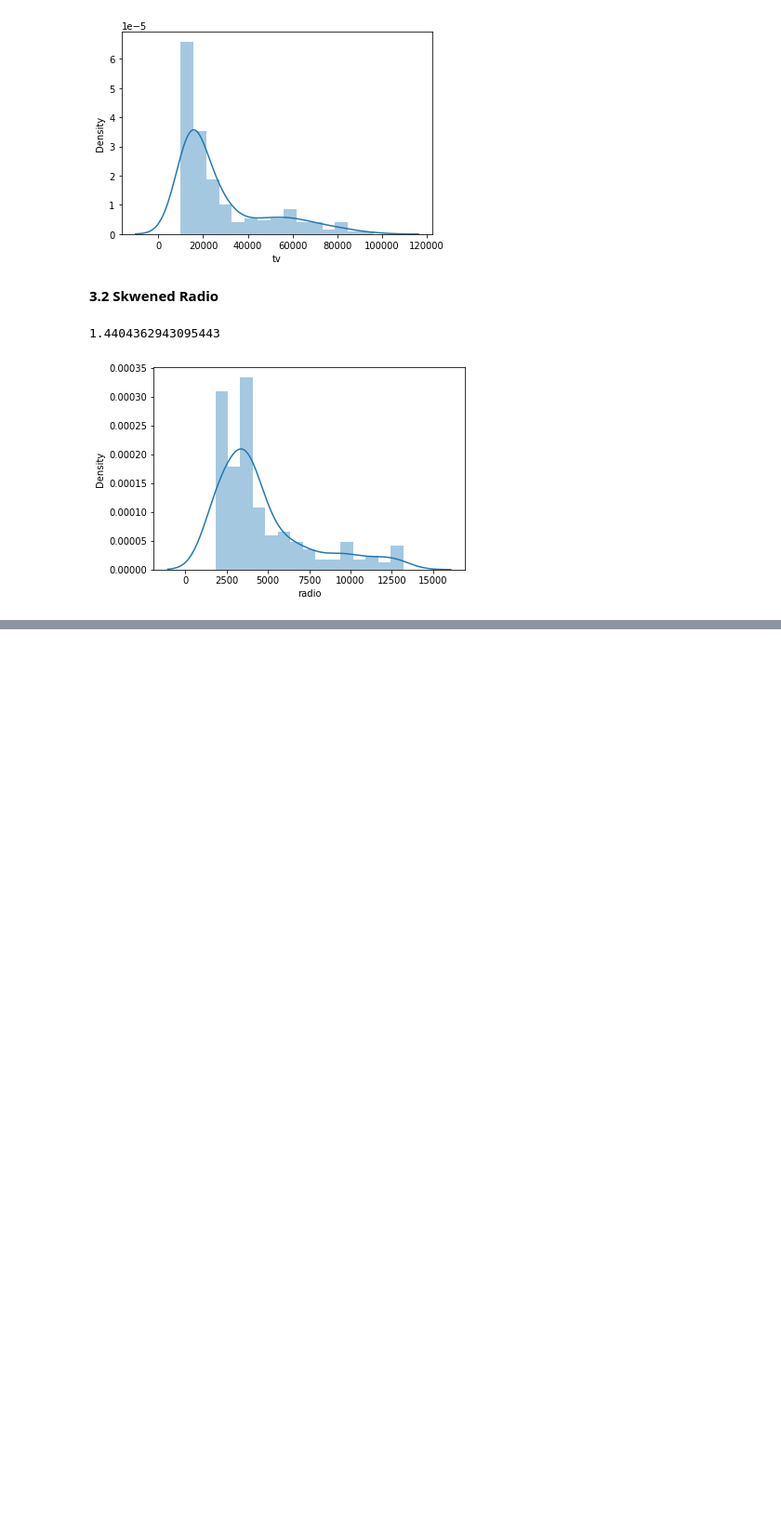
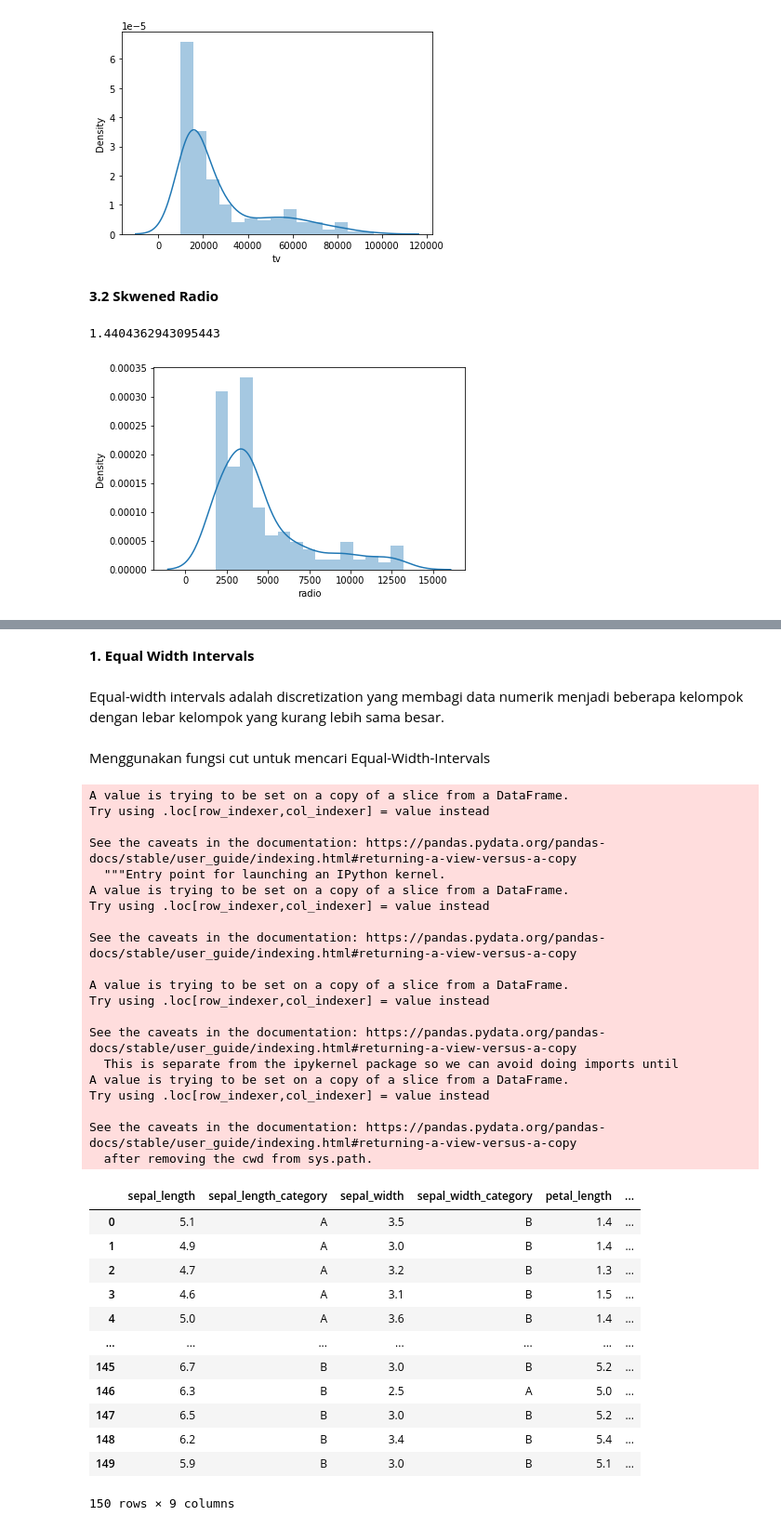
Before and after one commit to alvina-maharani/datamining, a Jupyter notebook: _sources/notebook.ipynb, the cells around one changed output, grey strips where cells are left out. Shown at 93% size. Saved outputs shown, nothing was run; the diff lists cells and outputs as text; code cells hidden in the pictures; blank space fills up the shorter version.

Commit message:
Update documentation

```diff
--- a/_sources/notebook.ipynb
+++ b/_sources/notebook.ipynb
@@ -188,0 +212,3 @@ plt.show()
+# %%
+url = "https://raw.githubusercontent.com/alvina-maharani/datamining/main/IRIS.csv"
+dataset = pd.read_csv(url)
@@ -188,0 +250,67 @@ plt.show()
+# %% [markdown]
+**1. Equal Width Intervals**
+# %% [markdown]
+Equal-width intervals adalah discretization yang membagi data numerik menjadi beberapa kelompok dengan lebar kelompok yang kurang lebih sama besar.
+# %%
+c_panjang_kelopak = dataset[["sepal_length"]]
+c_lebar_kelopak = dataset[["sepal_width"]]
+c_panjang_daunkelopak = dataset[["petal_length"]]
+c_lebar_daunkelopak = dataset[["petal_width"]]
+# %% [markdown]
+Menggunakan fungsi cut untuk mencari Equal-Width-Intervals
+# %%
+c_panjang_kelopak["Kategori"] = pd.cut(dataset["sepal_length"],3, labels = ['A','B','C'])
+c_lebar_kelopak["Kategori"] = pd.cut(dataset["sepal_width"],3, labels = ['A', 'B','C'])
+c_panjang_daunkelopak['Kategori'] = pd.cut(dataset["petal_length"],3, labels = ['A', 'B','C'])
+c_lebar_daunkelopak['Kategori'] = pd.cut(dataset["petal_width"],3, labels = ['A', 'B','C'])
+
+equalWidth = pd.DataFrame([])
+equalWidth["sepal_length"] = dataset["sepal_length"]
+equalWidth['sepal_length_category'] = c_panjang_kelopak["Kategori"]
+
+equalWidth["sepal_width"] = dataset["sepal_width"]
+equalWidth["sepal_width_category"] = c_lebar_kelopak["Kategori"]
+
+equalWidth["petal_length"] = dataset["petal_length"]
+equalWidth["petal_length_category"] = c_panjang_daunkelopak["Kategori"]
+
+equalWidth["petal_width"] = dataset["petal_width"]
+equalWidth["petal_width_category"] = c_lebar_daunkelopak["Kategori"]
+
+equalWidth["species"] = dataset[["species"]]
+
+equalWidth
+# %% [output]
+A value is trying to be set on a copy of a slice from a DataFrame.
+Try using .loc[row_indexer,col_indexer] = value instead
+
+See the caveats in the documentation: https://pandas.pydata.org/pandas-docs/stable/user_guide/indexing.html#returning-a-view-versus-a-copy
+  """Entry point for launching an IPython kernel.
+A value is trying to be set on a copy of a slice from a DataFrame.
+Try using .loc[row_indexer,col_indexer] = value instead
+
+See the caveats in the documentation: https://pandas.pydata.org/pandas-docs/stable/user_guide/indexing.html#returning-a-view-versus-a-copy
+
+A value is trying to be set on a copy of a slice from a DataFrame.
+Try using .loc[row_indexer,col_indexer] = value instead
+
+See the caveats in the documentation: https://pandas.pydata.org/pandas-docs/stable/user_guide/indexing.html#returning-a-view-versus-a-copy
+  This is separate from the ipykernel package so we can avoid doing imports until
+A value is trying to be set on a copy of a slice from a DataFrame.
+Try using .loc[row_indexer,col_indexer] = value instead
+
+See the caveats in the documentation: https://pandas.pydata.org/pandas-docs/stable/user_guide/indexing.html#returning-a-view-versus-a-copy
+  after removing the cwd from sys.path.
+|  | sepal_length | sepal_length_category | sepal_width | sepal_width_category | petal_length | ... |
+| 0 | 5.1 | A | 3.5 | B | 1.4 | ... |
+| 1 | 4.9 | A | 3.0 | B | 1.4 | ... |
+| 2 | 4.7 | A | 3.2 | B | 1.3 | ... |
+| 3 | 4.6 | A | 3.1 | B | 1.5 | ... |
+| 4 | 5.0 | A | 3.6 | B | 1.4 | ... |
+| ... | ... | ... | ... | ... | ... | ... |
+| 145 | 6.7 | B | 3.0 | B | 5.2 | ... |
+| 146 | 6.3 | B | 2.5 | A | 5.0 | ... |
+| 147 | 6.5 | B | 3.0 | B | 5.2 | ... |
+| 148 | 6.2 | B | 3.4 | B | 5.4 | ... |
+| 149 | 5.9 | B | 3.0 | B | 5.1 | ... |
+150 rows × 9 columns
```
Also changed, not shown: parts of 45 cells of this notebook, 3 other files.
